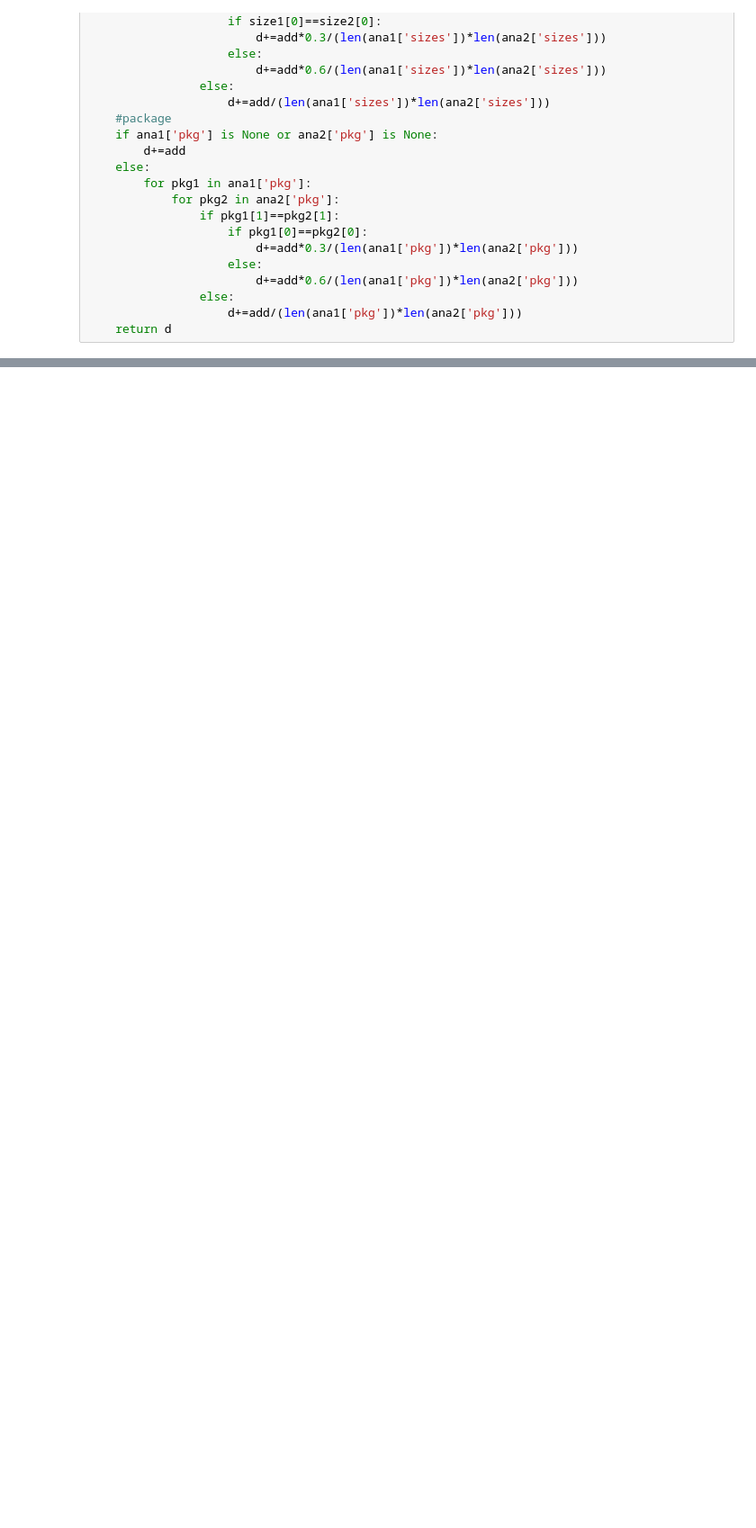
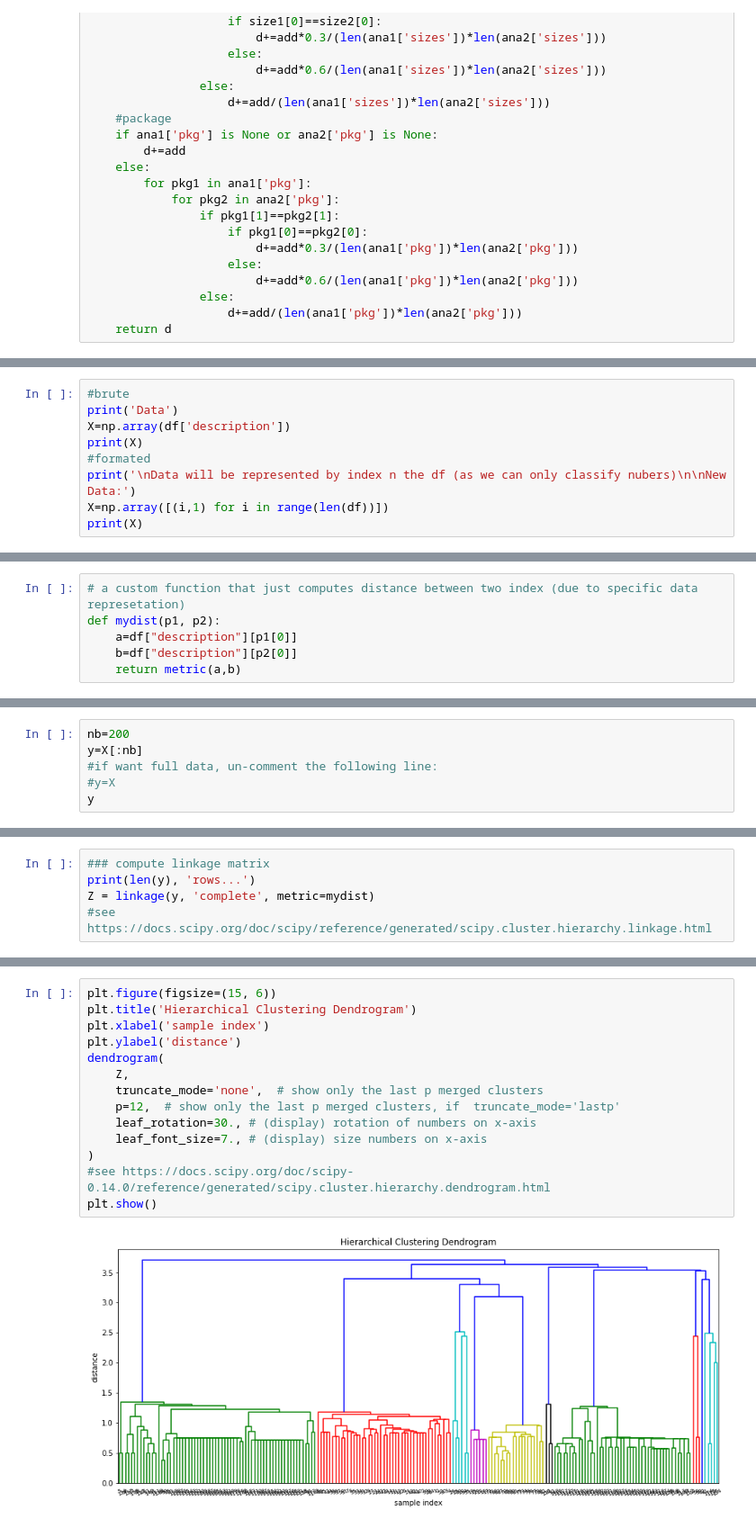
Before and after one commit to pauldubois98/NLP_MBTA, a Jupyter notebook: NLP_main.ipynb, the cells around one changed output, grey strips where cells are left out. Shown at 90% size. Drawn from its saved outputs; the diff is of its cells as text; blank space fills up the shorter version.

Commit message:
added clustering analysis (in a main notebook)

```diff
--- a/NLP_main.ipynb
+++ b/NLP_main.ipynb
@@ -888,0 +901,9 @@ WASHER - LOCK SPLIT RING 5/8 GD 8 ZINC YELLOW 100/PK
+# %%
+#brute
+print('Data')
+X=np.array(df['description'])
+print(X)
+#formated
+print('\nData will be represented by index n the df (as we can only classify nubers)\n\nNew Data:')
+X=np.array([(i,1) for i in range(len(df))])
+print(X)
@@ -888,0 +928,6 @@ WASHER - LOCK SPLIT RING 5/8 GD 8 ZINC YELLOW 100/PK
+# %%
+# a custom function that just computes distance between two index (due to specific data represetation)
+def mydist(p1, p2):
+    a=df["description"][p1[0]]
+    b=df["description"][p2[0]]
+    return metric(a,b)
@@ -888,0 +936,6 @@ WASHER - LOCK SPLIT RING 5/8 GD 8 ZINC YELLOW 100/PK
+# %%
+nb=200
+y=X[:nb]
+#if want full data, un-comment the following line:
+#y=X
+y
@@ -888,0 +965,5 @@ WASHER - LOCK SPLIT RING 5/8 GD 8 ZINC YELLOW 100/PK
+# %%
+### compute linkage matrix
+print(len(y), 'rows...')
+Z = linkage(y, 'complete', metric=mydist)
+#see https://docs.scipy.org/doc/scipy/reference/generated/scipy.cluster.hierarchy.linkage.html
@@ -888,0 +972,16 @@ WASHER - LOCK SPLIT RING 5/8 GD 8 ZINC YELLOW 100/PK
+# %%
+plt.figure(figsize=(15, 6))
+plt.title('Hierarchical Clustering Dendrogram')
+plt.xlabel('sample index')
+plt.ylabel('distance')
+dendrogram(
+    Z,
+    truncate_mode='none',  # show only the last p merged clusters
+    p=12,  # show only the last p merged clusters, if  truncate_mode='lastp'
+    leaf_rotation=30., # (display) rotation of numbers on x-axis
+    leaf_font_size=7., # (display) size numbers on x-axis
+)
+#see https://docs.scipy.org/doc/scipy-0.14.0/reference/generated/scipy.cluster.hierarchy.dendrogram.html
+plt.show()
+# %% [output]
+[figure, added]
```
Also changed, not shown: parts of 29 cells of this notebook.
